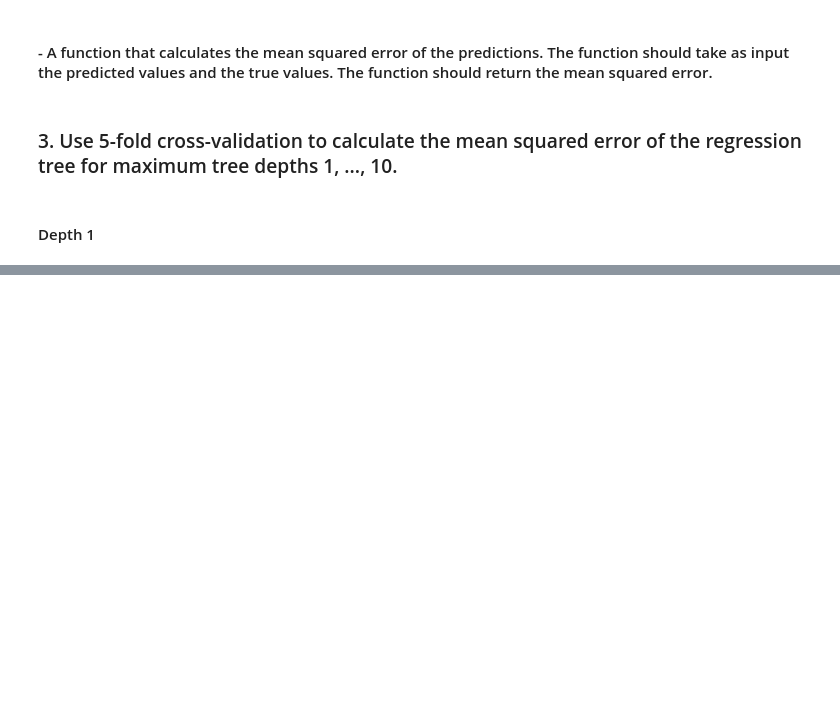
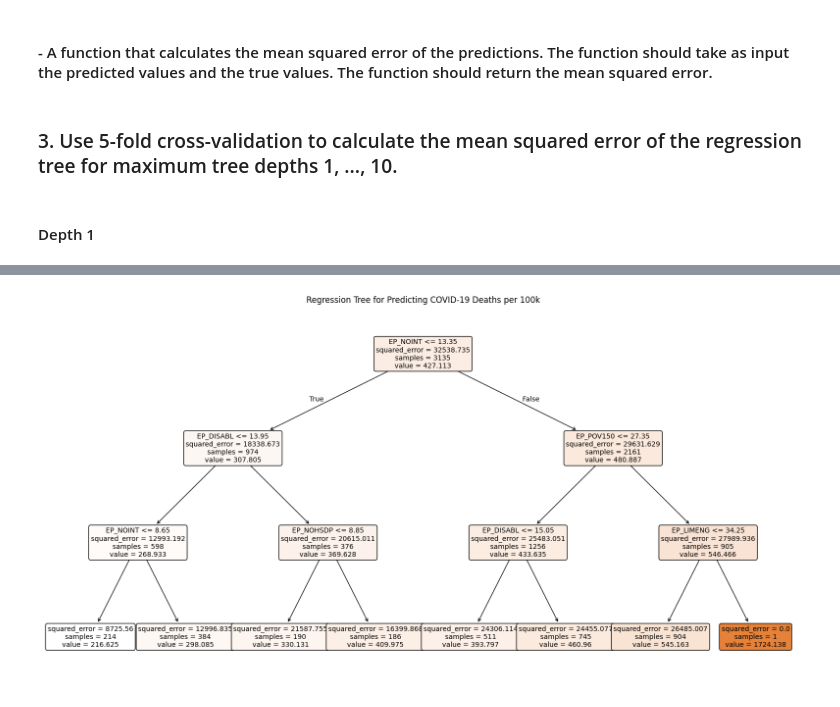
Before and after one commit to aroacs100/PRGS-Intro-to-ML-2024, a Jupyter notebook: Homework/HW_04.ipynb, the cells around one changed output, grey strips where cells are left out. Cells and saved outputs as stored; diff of their text form; code cells hidden in the pictures; blank space fills up the shorter version.

```diff
--- a/Homework/HW_04.ipynb
+++ b/Homework/HW_04.ipynb
@@ -66,0 +74,2 @@ from sklearn.tree import DecisionTreeRegressor
+# %%
+outcome_var = 'total_deaths_per_100k'
@@ -66,0 +137,2 @@ from sklearn.tree import DecisionTreeRegressor
+# %%
+reg_tree = DecisionTreeRegressor(max_depth=3)
@@ -66,0 +151,7 @@ from sklearn.tree import DecisionTreeRegressor
+# %%
+plt.figure(figsize=(20, 10))
+plot_tree(reg_tree, feature_names=predictors_var, filled=True, rounded=True, fontsize=10)
+plt.title("Regression Tree for Predicting COVID-19 Deaths per 100k")
+plt.show()
+# %% [output]
+[figure, added]
```
Also changed, not shown: parts of 17 cells of this notebook.
